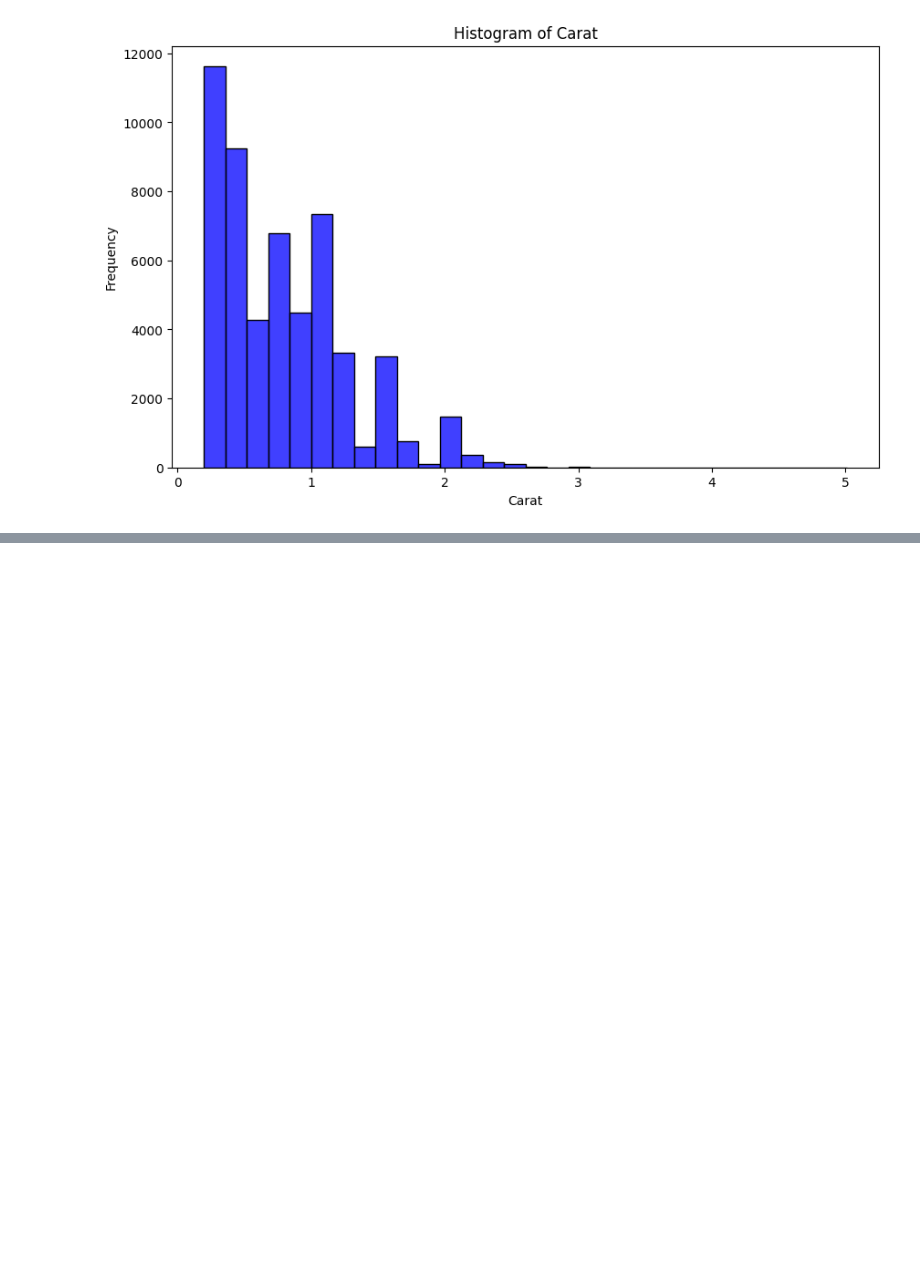
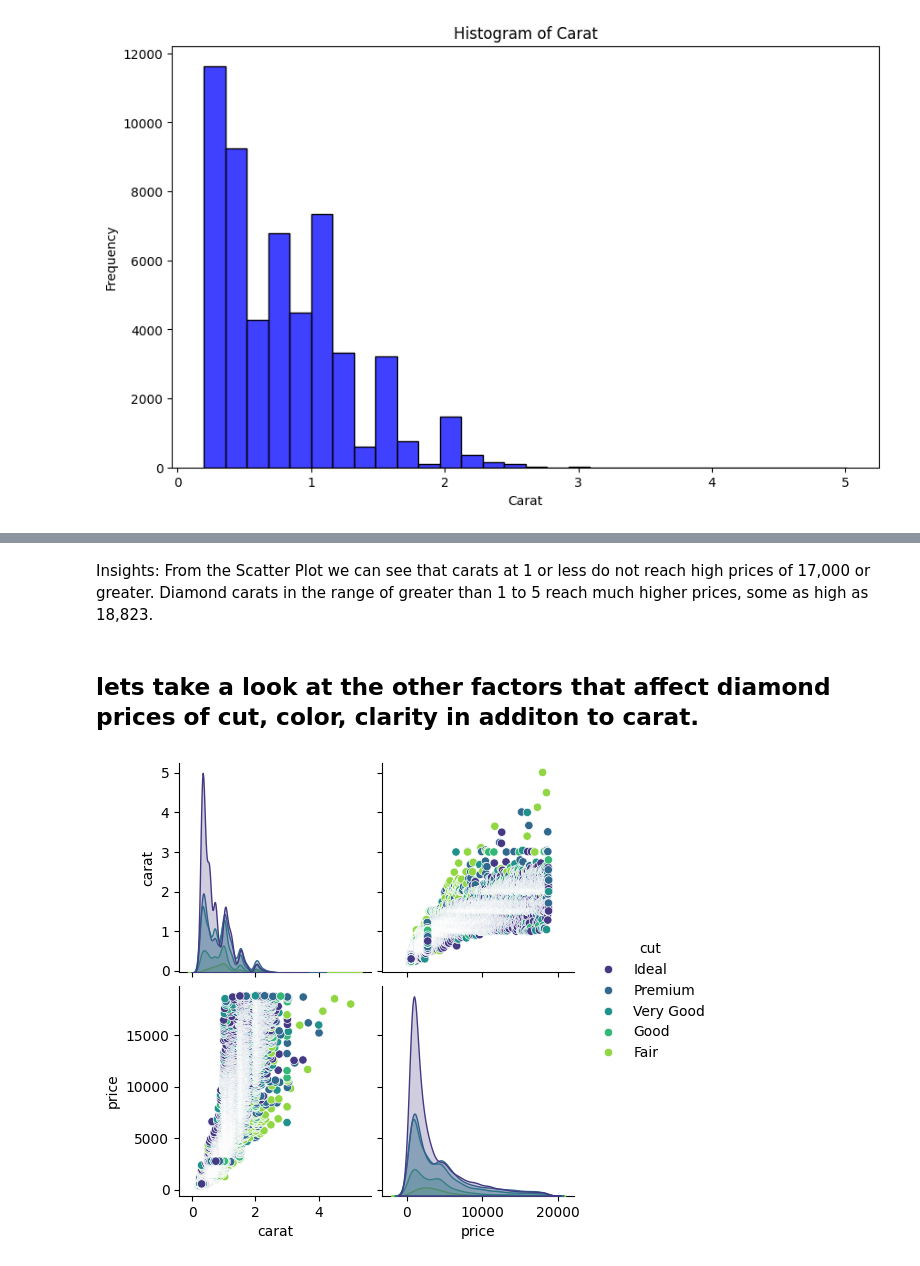
Before and after one commit to S572396/datafun-06-eda, a Jupyter notebook: sandraruiz_eda.ipynb/Untitled.ipynb, the cells around one changed output, grey strips where cells are left out. Cells and saved outputs as stored; diff of their text form; code cells hidden in the pictures; blank space fills up the shorter version.

```diff
--- a/sandraruiz_eda.ipynb/Untitled.ipynb
+++ b/sandraruiz_eda.ipynb/Untitled.ipynb
@@ -124,0 +201,15 @@ plt.show()
+# %% [markdown]
+Insights: From the Scatter Plot we can see that carats at 1 or less do not reach high prices of 17,000 or greater. Diamond carats in the range of greater than 1 to 5 reach much higher prices, some as high as 18,823.
+# %% [markdown]
+## lets take a look at the other factors that affect diamond prices of cut, color, clarity in additon to carat.
+# %%
+import seaborn as sns
+import matplotlib.pyplot as plt
+
+# Create a scatter plot matrix
+sns.pairplot(df, vars=['carat', 'price'], hue='cut', markers='o', palette='viridis')
+
+# Display the plot
+plt.show()
+# %% [output]
+[figure, added]
```
Also changed, not shown: parts of 15 cells of this notebook, 3 other files.
